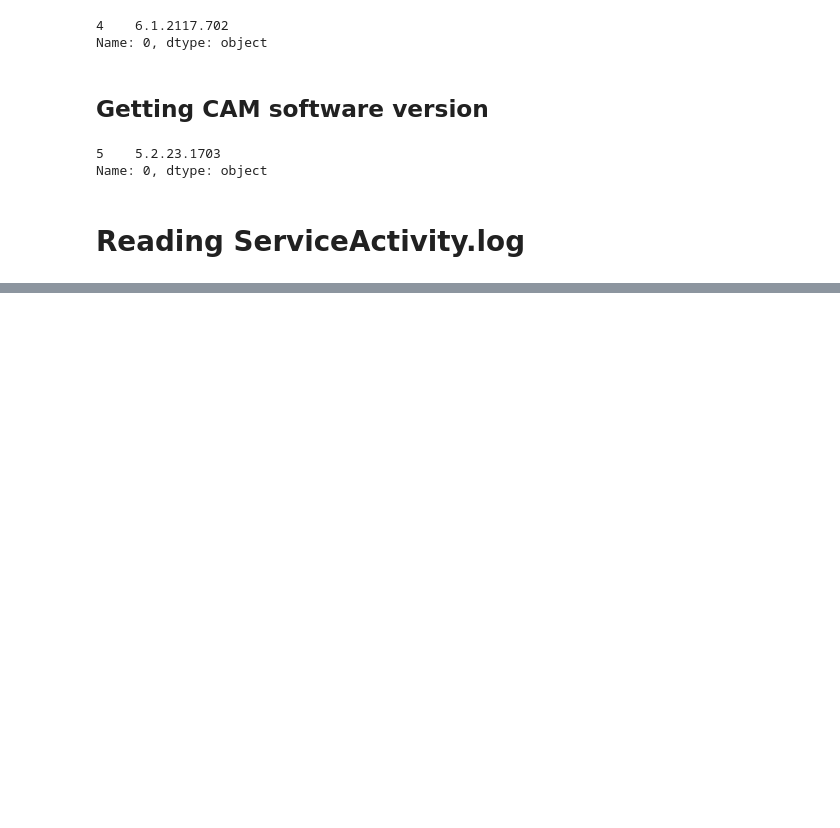
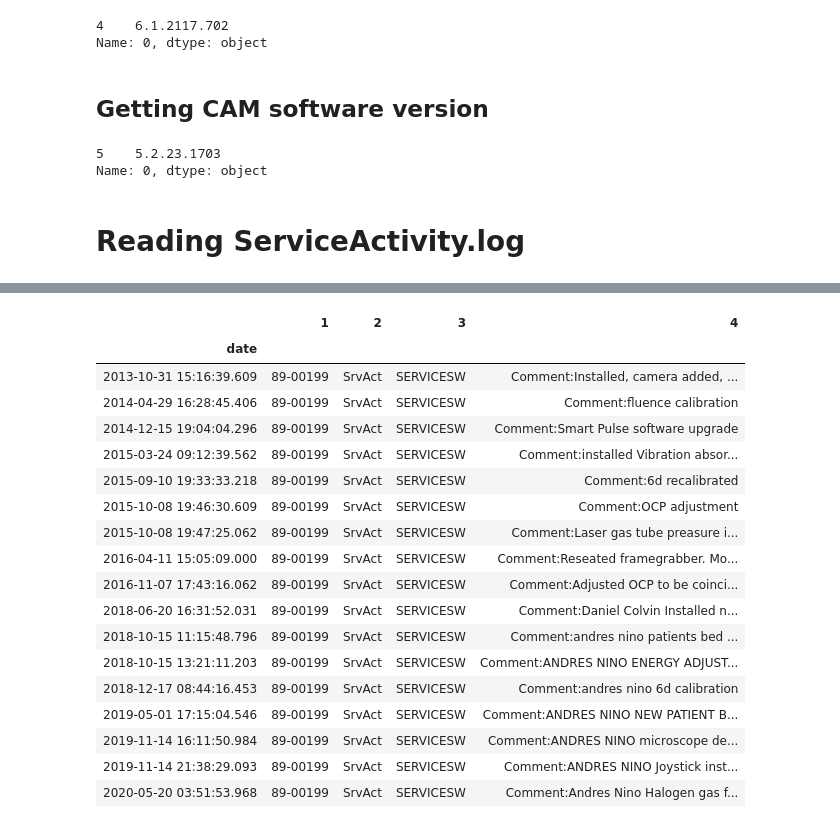
Before and after one commit to andresnino1/schwind_logfile_reader, a Jupyter notebook: logfile_notebook.ipynb, the cells around one changed output, grey strips where cells are left out. Drawn from its saved outputs; the diff is of its cells as text; code cells hidden in the pictures; blank space fills up the shorter version.

```diff
--- a/logfile_notebook.ipynb
+++ b/logfile_notebook.ipynb
@@ -421,0 +393,22 @@ df4["date"]=pd.to_datetime(df4.date)
+# %%
+free_comment[]
+# %% [output]
+|  | 1 | 2 | 3 | 4 |
+| date |  |  |  |  |
+| 2013-10-31 15:16:39.609 | 89-00199 | SrvAct | SERVICESW | Comment:Installed, camera added, ... |
+| 2014-04-29 16:28:45.406 | 89-00199 | SrvAct | SERVICESW | Comment:fluence calibration |
+| 2014-12-15 19:04:04.296 | 89-00199 | SrvAct | SERVICESW | Comment:Smart Pulse software upgrade |
+| 2015-03-24 09:12:39.562 | 89-00199 | SrvAct | SERVICESW | Comment:installed Vibration absor... |
+| 2015-09-10 19:33:33.218 | 89-00199 | SrvAct | SERVICESW | Comment:6d recalibrated |
+| 2015-10-08 19:46:30.609 | 89-00199 | SrvAct | SERVICESW | Comment:OCP adjustment |
+| 2015-10-08 19:47:25.062 | 89-00199 | SrvAct | SERVICESW | Comment:Laser gas tube preasure i... |
+| 2016-04-11 15:05:09.000 | 89-00199 | SrvAct | SERVICESW | Comment:Reseated framegrabber. Mo... |
+| 2016-11-07 17:43:16.062 | 89-00199 | SrvAct | SERVICESW | Comment:Adjusted OCP to be coinci... |
+| 2018-06-20 16:31:52.031 | 89-00199 | SrvAct | SERVICESW | Comment:Daniel Colvin Installed n... |
+| 2018-10-15 11:15:48.796 | 89-00199 | SrvAct | SERVICESW | Comment:andres nino patients bed ... |
+| 2018-10-15 13:21:11.203 | 89-00199 | SrvAct | SERVICESW | Comment:ANDRES NINO ENERGY ADJUST... |
+| 2018-12-17 08:44:16.453 | 89-00199 | SrvAct | SERVICESW | Comment:andres nino 6d calibration |
+| 2019-05-01 17:15:04.546 | 89-00199 | SrvAct | SERVICESW | Comment:ANDRES NINO NEW PATIENT B... |
+| 2019-11-14 16:11:50.984 | 89-00199 | SrvAct | SERVICESW | Comment:ANDRES NINO microscope de... |
+| 2019-11-14 21:38:29.093 | 89-00199 | SrvAct | SERVICESW | Comment:ANDRES NINO Joystick inst... |
+| 2020-05-20 03:51:53.968 | 89-00199 | SrvAct | SERVICESW | Comment:Andres Nino Halogen gas f... |
```
Also changed, not shown: parts of 29 cells of this notebook.
